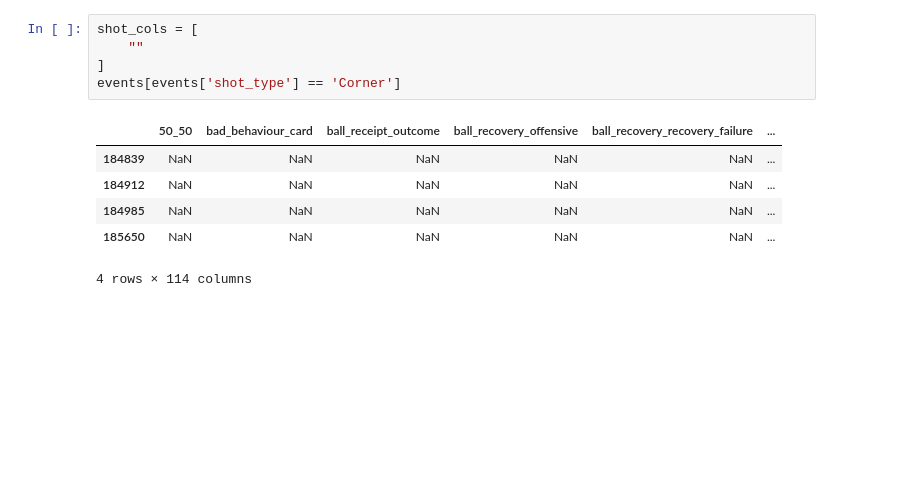
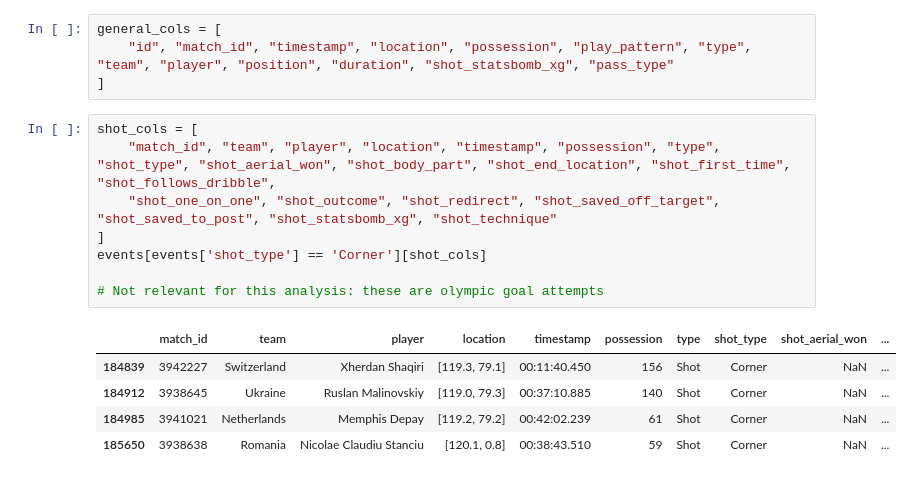
Before and after one commit to MarijnSt/spain-analysis-euro-2024, a Jupyter notebook: notebooks/creating_chances.ipynb, the cells around one changed output. Saved outputs shown, nothing was run; the diff lists cells and outputs as text; blank space fills up the shorter version.

Commit message:
feat: shot event transformers

```diff
--- a/notebooks/creating_chances.ipynb
+++ b/notebooks/creating_chances.ipynb
@@ -45,12 +81,18 @@ list(events.columns)
+# %%
+general_cols = [
+    "id", "match_id", "timestamp", "location", "possession", "play_pattern", "type", "team", "player", "position", "duration", "shot_statsbomb_xg", "pass_type"
+]
 # %%
 shot_cols = [
-    ""
+    "match_id", "team", "player", "location", "timestamp", "possession", "type", "shot_type", "shot_aerial_won", "shot_body_part", "shot_end_location", "shot_first_time", "shot_follows_dribble",
+    "shot_one_on_one", "shot_outcome", "shot_redirect", "shot_saved_off_target", "shot_saved_to_post", "shot_statsbomb_xg", "shot_technique"
 ]
-events[events['shot_type'] == 'Corner']
+events[events['shot_type'] == 'Corner'][shot_cols]
+
+# Not relevant for this analysis: these are olympic goal attempts
 # %% [output]
-|  | 50_50 | bad_behaviour_card | ball_receipt_outcome | ball_recovery_offensive | ball_recovery_recovery_failure | ... |
-| 184839 | NaN | NaN | NaN | NaN | NaN | ... |
-| 184912 | NaN | NaN | NaN | NaN | NaN | ... |
-| 184985 | NaN | NaN | NaN | NaN | NaN | ... |
-| 185650 | NaN | NaN | NaN | NaN | NaN | ... |
+|  | match_id | team | player | location | timestamp | possession | type | shot_type | shot_aerial_won | ... |
+| 184839 | 3942227 | Switzerland | Xherdan Shaqiri | [119.3, 79.1] | 00:11:40.450 | 156 | Shot | Corner | NaN | ... |
+| 184912 | 3938645 | Ukraine | Ruslan Malinovskiy | [119.0, 79.3] | 00:37:10.885 | 140 | Shot | Corner | NaN | ... |
+| 184985 | 3941021 | Netherlands | Memphis Depay | [119.2, 79.2] | 00:42:02.239 | 61 | Shot | Corner | NaN | ... |
+| 185650 | 3938638 | Romania | Nicolae Claudiu Stanciu | [120.1, 0.8] | 00:38:43.510 | 59 | Shot | Corner | NaN | ... |
-4 rows × 114 columns
```
Also changed, not shown: parts of 8 cells of this notebook, 3 other files.
